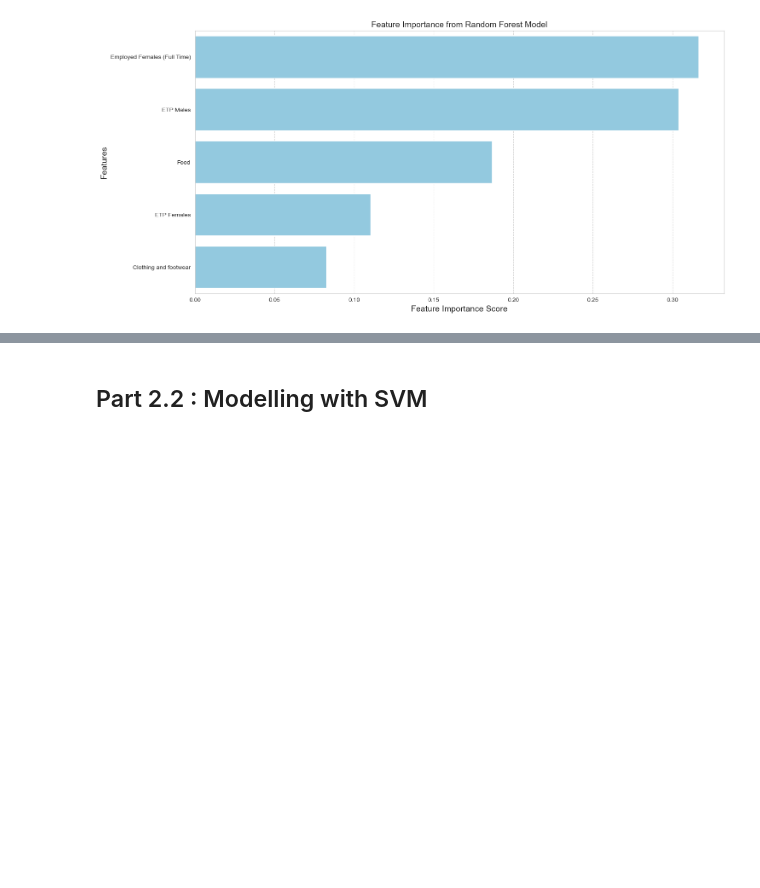
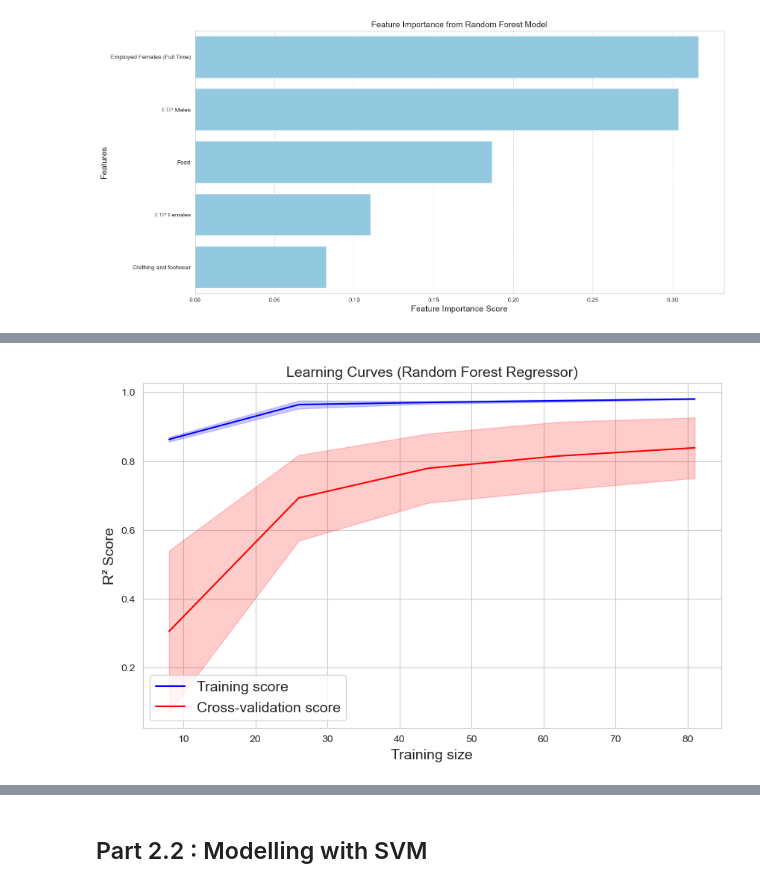
Before and after one commit to Keegawho198/Work-and-wealth-insights, a Jupyter notebook: Project4_WorkingOut_2.ipynb, the cells around one changed output, grey strips where cells are left out. Saved outputs shown, nothing was run; the diff lists cells and outputs as text; code cells hidden in the pictures; blank space fills up the shorter version.

```diff
--- a/Project4_WorkingOut_2.ipynb
+++ b/Project4_WorkingOut_2.ipynb
@@ -478,0 +459,28 @@ st.show_tree(which_tree=0)
+# %%
+from sklearn.model_selection import learning_curve
+
+# Generate learning curves
+train_sizes, train_scores, test_scores = learning_curve(best_rf, X_train_scaled, y_train, cv=10, scoring="r2")
+
+# Calculate the mean and std of the scores
+train_mean = train_scores.mean(axis=1)
+test_mean = test_scores.mean(axis=1)
+train_std = train_scores.std(axis=1)
+test_std = test_scores.std(axis=1)
+
+# Plot the learning curves
+plt.figure(figsize=(10, 6))
+plt.plot(train_sizes, train_mean, label="Training score", color="blue")
+plt.plot(train_sizes, test_mean, label="Cross-validation score", color="red")
+plt.fill_between(train_sizes, train_mean - train_std, train_mean + train_std, color="blue", alpha=0.2)
+plt.fill_between(train_sizes, test_mean - test_std, test_mean + test_std, color="red", alpha=0.2)
+plt.title("Learning Curves (Random Forest Regressor)")
+plt.xlabel("Training size")
+plt.ylabel("R² Score")
+plt.legend()
+
+# Save the plot to the 'plots' directory with high resolution (300 dpi)
+plt.savefig(os.path.join('./plots', 'Fig4_Learning Curve.png'), dpi=300)  # Save the plot
+plt.show()
+# %% [output]
+[figure, added]
```
Also changed, not shown: parts of 5 cells of this notebook.
